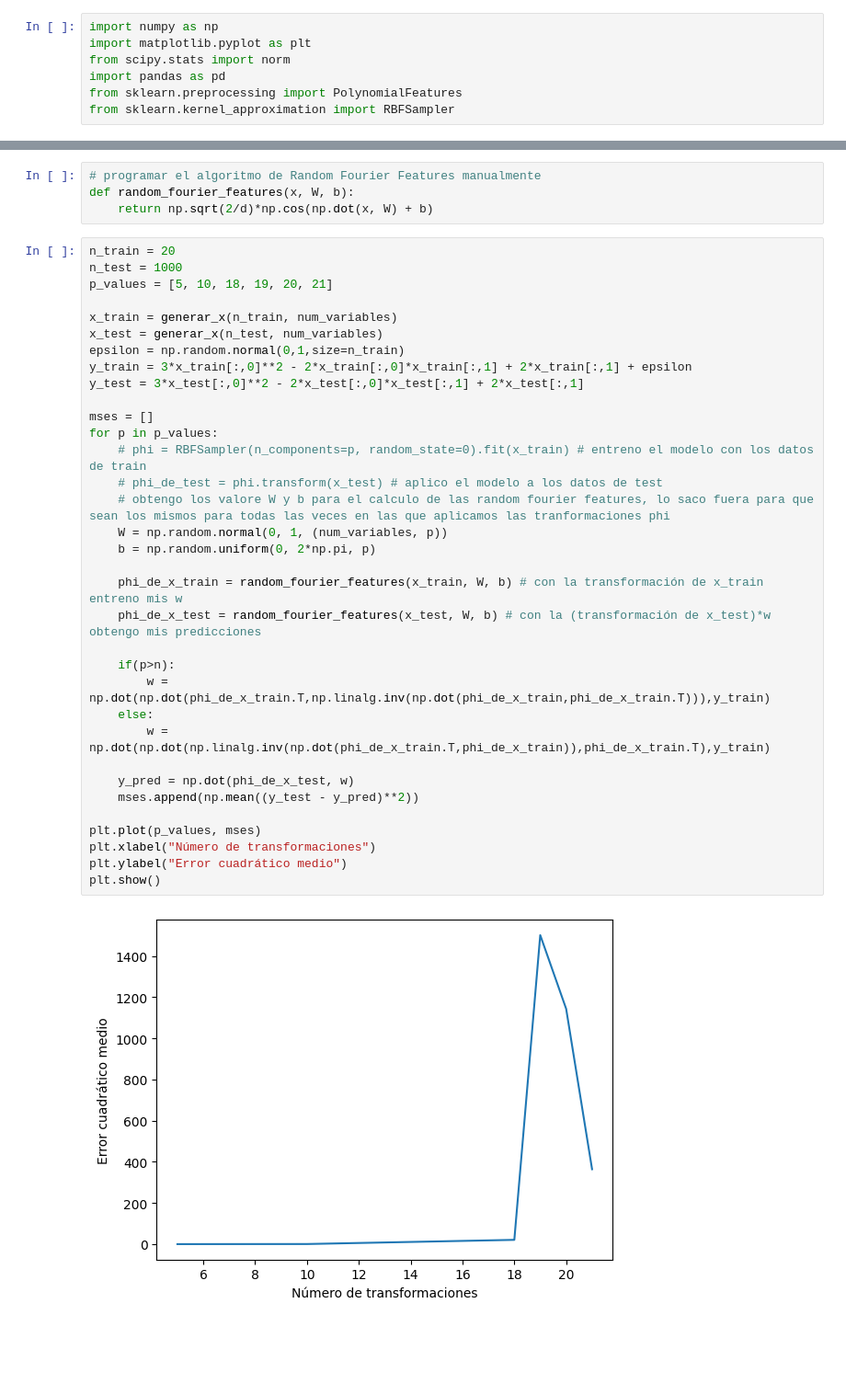
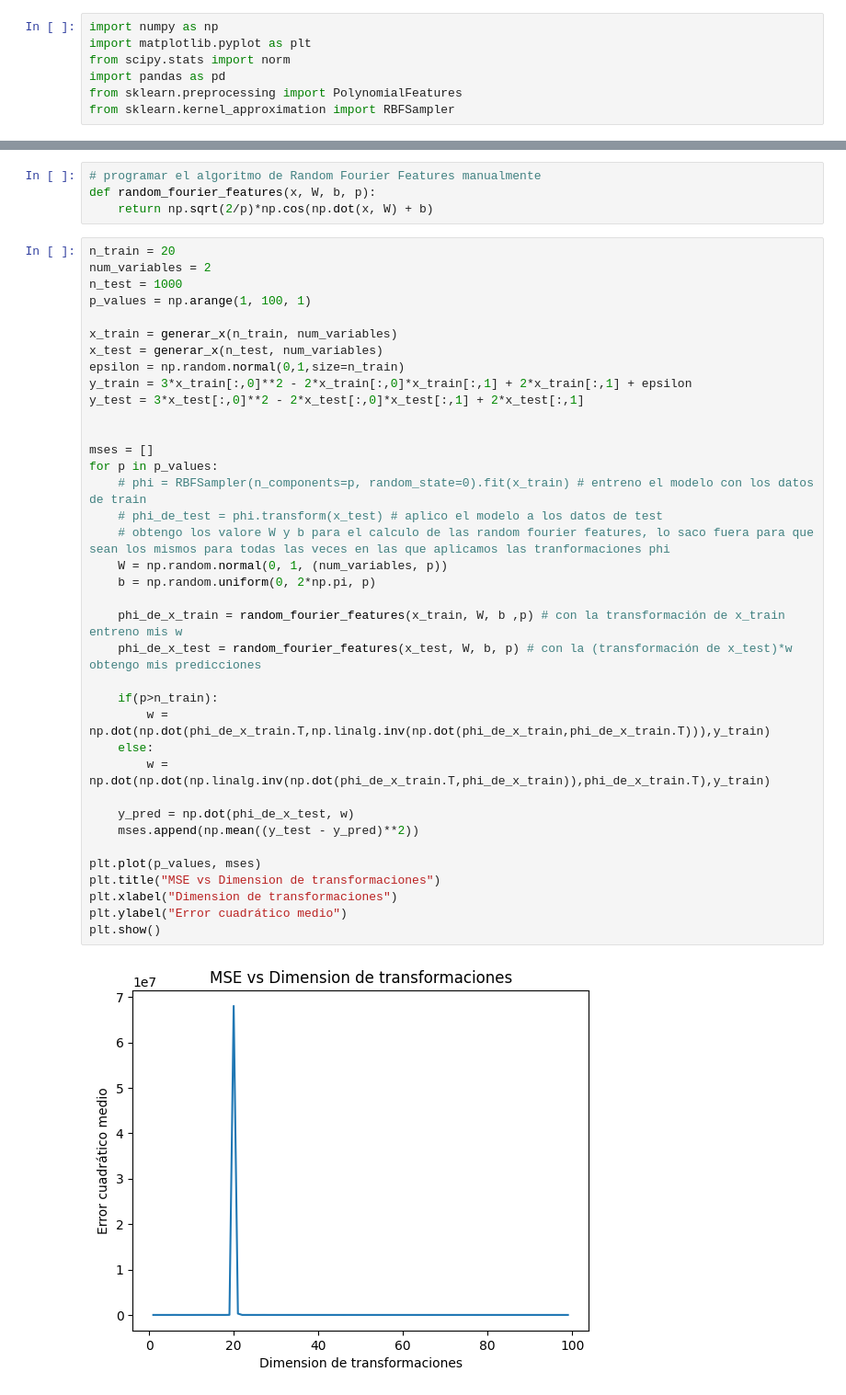
Before and after one commit to mikelsv1/ExploracionAnalisisDatos, a Jupyter notebook: Laboratorio_Lozano/lab2.ipynb, the cells around one changed output, grey strips where cells are left out. Shown at 92% size. Saved outputs shown, nothing was run; the diff lists cells and outputs as text; blank space fills up the shorter version.

```diff
--- a/Laboratorio_Lozano/lab2.ipynb
+++ b/Laboratorio_Lozano/lab2.ipynb
@@ -49,40 +49,43 @@ Error cuadrático medio con Random Fourier Features:  4.829548781248938
 # %%
 # programar el algoritmo de Random Fourier Features manualmente
-def random_fourier_features(x, W, b):
-    return np.sqrt(2/d)*np.cos(np.dot(x, W) + b)
+def random_fourier_features(x, W, b, p):
+    return np.sqrt(2/p)*np.cos(np.dot(x, W) + b)
 # %%
 n_train = 20
+num_variables = 2
 n_test = 1000
-p_values = [5, 10, 18, 19, 20, 21]
+p_values = np.arange(1, 100, 1)
 
 x_train = generar_x(n_train, num_variables)
 x_test = generar_x(n_test, num_variables)
 epsilon = np.random.normal(0,1,size=n_train)
 y_train = 3*x_train[:,0]**2 - 2*x_train[:,0]*x_train[:,1] + 2*x_train[:,1] + epsilon
 y_test = 3*x_test[:,0]**2 - 2*x_test[:,0]*x_test[:,1] + 2*x_test[:,1]
+
 
 mses = []
 for p in p_values:
     # phi = RBFSampler(n_components=p, random_state=0).fit(x_train) # entreno el modelo con los datos de train
     # phi_de_test = phi.transform(x_test) # aplico el modelo a los datos de test
     # obtengo los valore W y b para el calculo de las random fourier features, lo saco fuera para que sean los mismos para todas las veces en las que aplicamos las tranformaciones phi
     W = np.random.normal(0, 1, (num_variables, p))
     b = np.random.uniform(0, 2*np.pi, p)
 
-    phi_de_x_train = random_fourier_features(x_train, W, b) # con la transformación de x_train entreno mis w
-    phi_de_x_test = random_fourier_features(x_test, W, b) # con la (transformación de x_test)*w obtengo mis predicciones
+    phi_de_x_train = random_fourier_features(x_train, W, b ,p) # con la transformación de x_train entreno mis w
+    phi_de_x_test = random_fourier_features(x_test, W, b, p) # con la (transformación de x_test)*w obtengo mis predicciones
 
-    if(p>n):
+    if(p>n_train):
         w = np.dot(np.dot(phi_de_x_train.T,np.linalg.inv(np.dot(phi_de_x_train,phi_de_x_train.T))),y_train)
     else:
         w = np.dot(np.dot(np.linalg.inv(np.dot(phi_de_x_train.T,phi_de_x_train)),phi_de_x_train.T),y_train)
 
     y_pred = np.dot(phi_de_x_test, w)
     mses.append(np.mean((y_test - y_pred)**2))
 
 plt.plot(p_values, mses)
-plt.xlabel("Número de transformaciones")
+plt.title("MSE vs Dimension de transformaciones")
+plt.xlabel("Dimension de transformaciones")
 plt.ylabel("Error cuadrático medio")
 plt.show()
 # %% [output]
-[figure, old version]
+[figure, new version]
```
Also changed, not shown: parts of 1 cell of this notebook, 9 other files.
